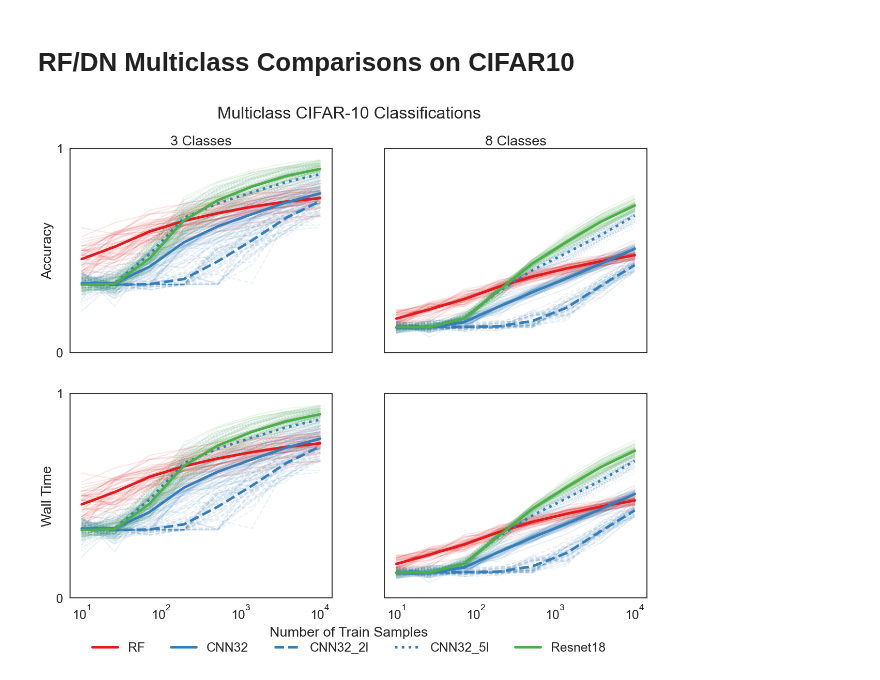
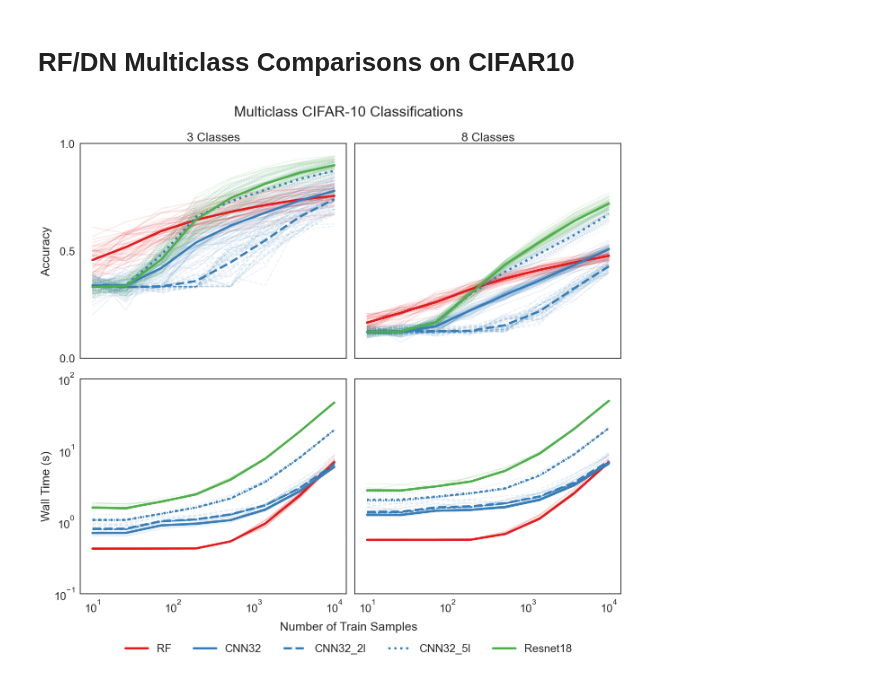
Before and after one commit to neurodata/df-dn-paper, a Jupyter notebook: cifar_10_figure.ipynb, the cells around one changed output. Cells and saved outputs as stored; diff of their text form; code cells hidden in the pictures.

Commit message:
Update figure with wall times
Co-Authored-By: Sambit Panda <36676569+sampan501@users.noreply.github.com>

```diff
--- a/cifar_10_figure.ipynb
+++ b/cifar_10_figure.ipynb
@@ -52,7 +53,23 @@ acc_8 = [
     load_result("8_class/resnet18.txt"),
 ]
 
-accs = [acc_3, acc_8]
+time_3 = [
+    load_result("3_class/naive_rf_time.txt"),
+    load_result("3_class/cnn32_time.txt"),
+    load_result("3_class/cnn32_2l_time.txt"),
+    load_result("3_class/cnn32_5l_time.txt"),
+    load_result("3_class/resnet18_time.txt"),
+]
+
+time_8 = [
+    load_result("8_class/naive_rf_time.txt"),
+    load_result("8_class/cnn32_time.txt"),
+    load_result("8_class/cnn32_2l_time.txt"),
+    load_result("8_class/cnn32_5l_time.txt"),
+    load_result("8_class/resnet18_time.txt"),
+]
+
+accs = [acc_3, acc_8, time_3, time_8]
 # %%
 def plot_acc(col, accs, pos):
     # Plot low alpha results
@@ -131,43 +182,47 @@ def plot_acc(col, accs, pos):
 # %%
-# Create a figure with 2x2 subplots
-fig, ax = plt.subplots(nrows=2, ncols=2, figsize=(20, 16))
-plt.suptitle("Multiclass CIFAR-10 Classifications", y=0.93, va="baseline")
-fig.text(0.5, 0.06, "Number of Train Samples", ha="center")
+fig, ax = plt.subplots(nrows=2, ncols=2, figsize=(18, 15), constrained_layout=True)
+
+plt.suptitle("Multiclass CIFAR-10 Classifications", x=0.53, y=1.03, va="baseline")
+fig.text(0.53, -0.03, "Number of Train Samples", ha="center")
 samples_space = np.geomspace(10, 10000, num=8, dtype=int)
 xtitles = ["3 Classes", "8 Classes"]
-ytitles = ["Accuracy", "Wall Time"]
-ylimits = [[0,1],[0,1]]
+ytitles = ["Accuracy", "Wall Time (s)"]
+ylimits = [[0, 1], [1e-1, 1e2]]
+yticks = [[0, 0.5, 1], [1e-1, 1e0, 1e1, 1e2]]
 
 for i, row in enumerate(ax):
     for j, col in enumerate(row):
         count = 2 * i + j
         col.set_xscale("log")
-        col.set_ylim(0, 1)
-
-        # Label y axis
-        if count % 2 == 0:
-            col.set_yticks(ylimits[i])
-            col.set_ylabel(ytitles[i])
-        else:
-            col.set_yticks([])
+        col.set_ylim(ylimits[i])
 
         # Label x axis and plot figures
         if count < 2:
             col.set_xticks([])
             col.set_title(xtitles[j])
             plot_acc(col, accs, j)
         else:
             col.set_xticks([1e1, 1e2, 1e3, 1e4])
-            plot_acc(col, accs, j)
+            col.set_yscale("log")
+            plot_acc(col, accs, j + 2)
 
-leg = plt.legend(
-    bbox_to_anchor=(0.5, 0.07),
+        # Label y axis
+        if count % 2 == 0:
+            col.set_yticks(yticks[i])
+            col.set_ylabel(ytitles[i])
+        else:
+            col.set_yticks([])
+
+fig.align_ylabels(ax[:, ])
+
+leg = fig.legend(
+    bbox_to_anchor=(0.53, -0.1),
     bbox_transform=plt.gcf().transFigure,
     ncol=5,
-    loc="upper center",
+    loc="lower center",
 )
 leg.get_frame().set_linewidth(0.0)
 for legobj in leg.legendHandles:
     legobj.set_linewidth(5.0)
 # %% [output]
-[figure, old version]
+[figure, new version]
```
Also changed, not shown: parts of 2 cells of this notebook, 13 other files.
